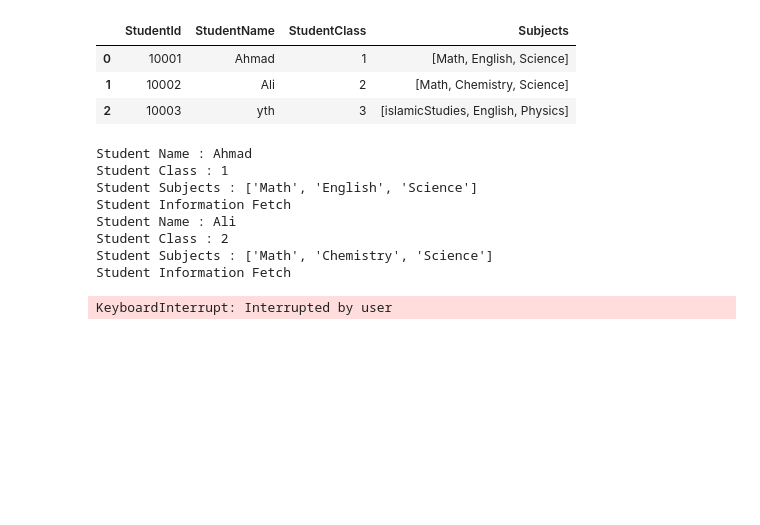
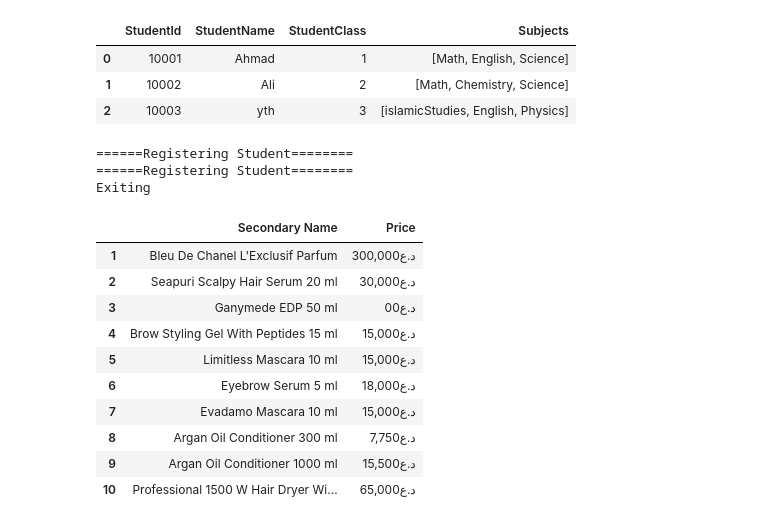
Before and after one commit to Ahmadhumayoun/AdvancePythonClassRepo, a Jupyter notebook: PandasLearning.ipynb, the cells around one changed output. Saved outputs shown, nothing was run; the diff lists cells and outputs as text; code cells hidden in the pictures; blank space fills up the shorter version.

```diff
--- a/PandasLearning.ipynb
+++ b/PandasLearning.ipynb
@@ -327,10 +327,22 @@ studentDF
 # %%
 studentDF.to_csv("StudentData.csv",index=False)
 # %%
+import random as r
 while True:
     choice = input("Enter 1 for Student Registration \n Enter 2 for Student Information Fetch \n Enter 3 for Student Information Update \n Enter 4 for Exit:")
     if choice == "1":
-        print("Student Registration")
+        print("======Registering Student========")
+        studentDF = pd.read_csv("StudentData.csv")
+        studentId = r.randint(10000,99999)
+        studentName = input("Enter Student Name:")
+        studentClass = input("Enter Student Class:")
+        subjects = ["Maths","English","Science"]
+        currentrowNumber = len(studentDF["StudentId"])
+        studentDF.loc[currentrowNumber] = [studentId,studentName,studentClass,subjects]
+        studentDF.to_csv("StudentData.csv",index=False)
+
+        print("======Registering Student========")
+
     elif choice =="2":
         print("======Student Information Fetch========")
         studentDF = pd.read_csv("StudentData.csv")
@@ -364,18 +376,33 @@ while True:
                     studentDF['StudentClass'][i] = newStudentClass
                     print(f"Student Class Updated to {newStudentClass}")
                 elif updateChoice == "3":
-                    print("Enter Subjects")
-
+                    subjectsChoice = input("Do you want to add subjects or remove subjects? Enter 1 for Add \n Enter 2 for Remove:")
+                    if subjectsChoice == "1":
+                        newSubjects = input("Enter New Subjects:")
+                        studentDF['Subjects'][i].append(newSubjects)
+                        print(f"Student Subjects Updated to {studentDF['Subjects'][i]}")
+                    if subjectsChoice == "2":
+                        subjectsToRemove = input("Enter Subjects to Remove:")
+                        studentDF['Subjects'][i].remove(subjectsToRemove)
+        print("======Student Information Update=======")
     elif choice =="4":
         print("Exiting")
         break
 # %% [output]
-Student Name : Ahmad
-Student Class : 1
-Student Subjects : ['Math', 'English', 'Science']
-Student Information Fetch
-Student Name : Ali
-Student Class : 2
-Student Subjects : ['Math', 'Chemistry', 'Science']
-Student Information Fetch
+======Registering Student========
+======Registering Student========
+Exiting
-KeyboardInterrupt: Interrupted by user
+# %%
+dfItems.loc(0)
+# %% [output]
+|  | Secondary Name | Price |
+| 1 | Bleu De Chanel L'Exclusif Parfum | 300,000د.ع |
+| 2 | Seapuri Scalpy Hair Serum 20 ml | 30,000د.ع |
+| 3 | Ganymede EDP 50 ml | 00د.ع |
+| 4 | Brow Styling Gel With Peptides 15 ml | 15,000د.ع |
+| 5 | Limitless Mascara 10 ml | 15,000د.ع |
+| 6 | Eyebrow Serum 5 ml | 18,000د.ع |
+| 7 | Evadamo Mascara 10 ml | 15,000د.ع |
+| 8 | Argan Oil Conditioner 300 ml | 7,750د.ع |
+| 9 | Argan Oil Conditioner 1000 ml | 15,500د.ع |
+| 10 | Professional 1500 W Hair Dryer Wi... | 65,000د.ع |
```
Also changed, not shown: parts of 3 cells of this notebook, 2 other files.
